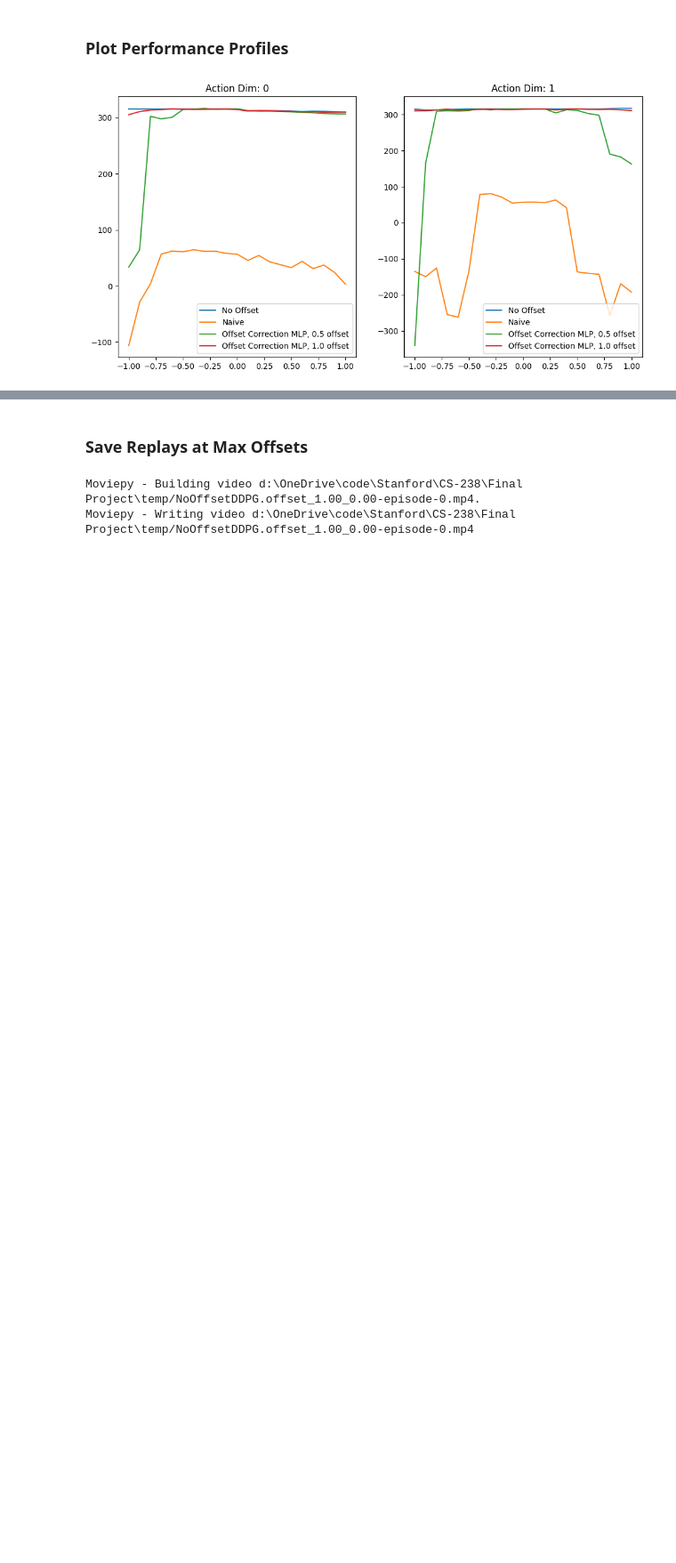
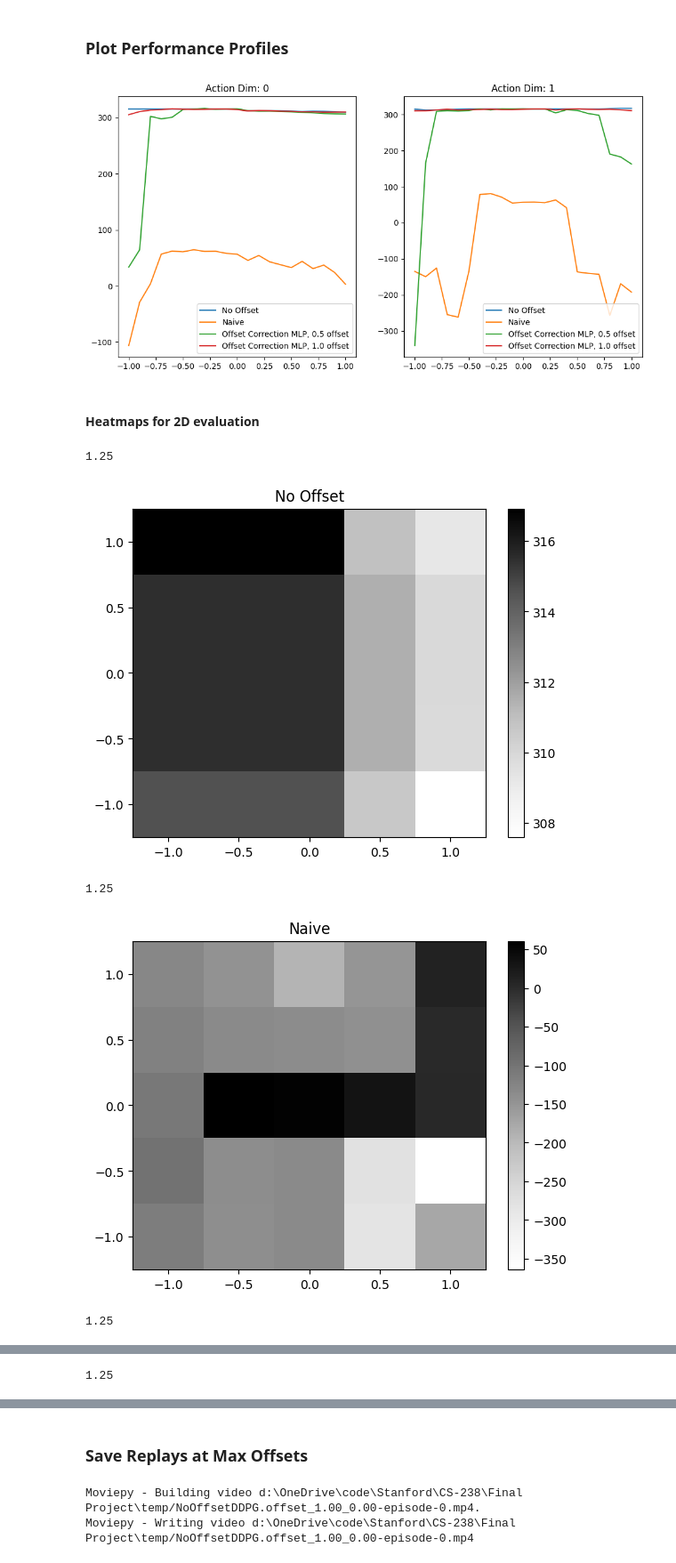
Before and after one commit to RobathanH/meta_lunar_lander, a Jupyter notebook: eval.ipynb, the cells around one changed output, grey strips where cells are left out. Shown: that part at 89% size. Drawn from its saved outputs; the diff is of its cells as text; code cells hidden in the pictures; blank space fills up the shorter version.

Commit message:
make eval heatmaps

```diff
--- a/eval.ipynb
+++ b/eval.ipynb
@@ -32,7 +32,7 @@ min_engine_power = 0
 env = ActionOffsetLunarLander(min_engine_power)
 # %%
 max_action_offset = 1.0
-num_tasks = 21
+num_tasks = 5
 num_episodes = 1
 
 def task_returns(trainer, action_dim):
@@ -45,6 +45,21 @@ def task_returns(trainer, action_dim):
         np.mean([sum(traj.rewards) for traj in trajs])
         for trajs in task_trajs
     ]
+
+def task_returns_2d(trainer):
+    x, y = np.mgrid[-max_action_offset:max_action_offset:num_tasks*1j,
+                    -max_action_offset:max_action_offset:num_tasks*1j]
+    task_params = np.vstack((x.flatten(), y.flatten())).T
+
+    task_trajs, _, _ = collect_trajectories(env, trainer.current_policy(), task_params, num_episodes, eval=True)
+
+    rewards = [
+        np.mean([sum(traj.rewards) for traj in trajs])
+        for trajs in task_trajs
+    ]
+    rewards = np.asarray(rewards).reshape((num_tasks,num_tasks))
+
+    return rewards
 # %% [markdown]
 ### Plot Performance Profiles
 # %%
@@ -80,3 +95,36 @@ for i in range(2):
     axs[i].legend()
 # %% [output]
 [figure]
+# %% [markdown]
+#### Heatmaps for 2D evaluation
+# %%
+returns_2d = {
+    "No Offset": task_returns_2d(no_offset),
+    "Naive": task_returns_2d(naive),
+    "Offset Correction MLP, 0.5 offset": task_returns_2d(offset_mlp_05_offset),
+    "Offset Correction MLP, 1.0 offset": task_returns_2d(offset_mlp_1_offset),
+}
+# %%
+for name, z in returns_2d.items():
+    max_offset_for_grid = max_action_offset + (max_action_offset/(num_tasks-1))
+
+    x, y = np.mgrid[-max_offset_for_grid:max_offset_for_grid:(num_tasks+1)*1j,
+                    -max_offset_for_grid:max_offset_for_grid:(num_tasks+1)*1j]
+
+    z_min, z_max = z.min(), z.max()
+
+    fig, ax = plt.subplots()
+
+    c = ax.pcolormesh(x, y, z, cmap='Greys', vmin=z_min, vmax=z_max)
+    ax.set_title(name)
+    # set the limits of the plot to the limits of the data
+    ax.axis([x.min(), x.max(), y.min(), y.max()])
+    fig.colorbar(c, ax=ax)
+
+    plt.show()
+# %% [output]
+1.25
+[figure, added]
+1.25
+[figure, added]
+1.25
@@ -82,0 +132 @@ for i in range(2):
+1.25
```
Also changed, not shown: parts of 1 cell of this notebook.
